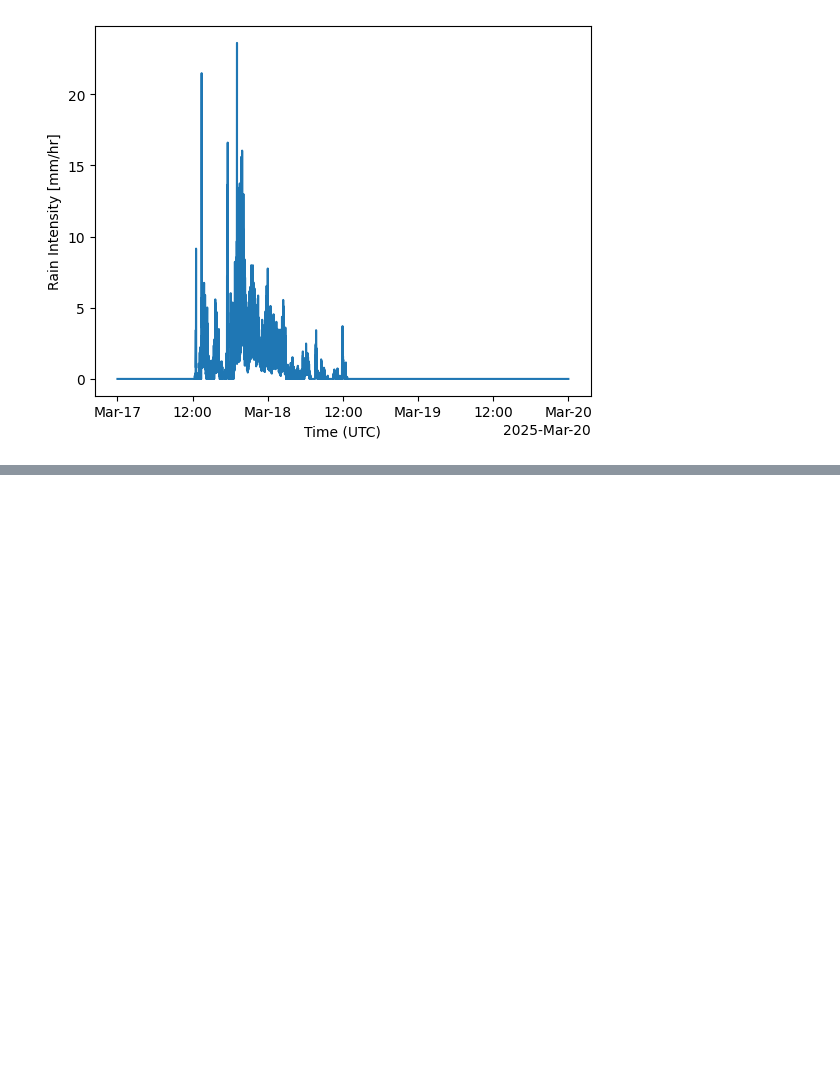
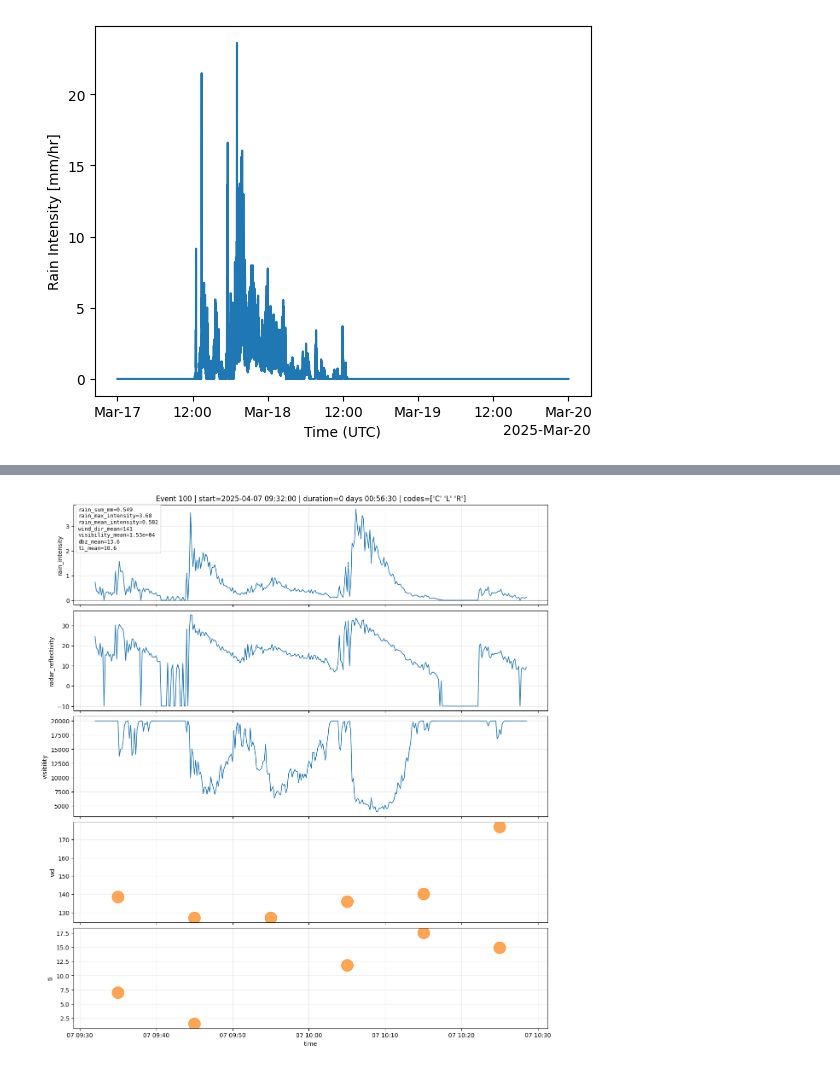
Before and after one commit to LBerger17/ORACLE, a Jupyter notebook: Initial_TimeSeries_and_Histograms.ipynb, the cells around one changed output, grey strips where cells are left out. Drawn from its saved outputs; the diff is of its cells as text; code cells hidden in the pictures; blank space fills up the shorter version.

```diff
--- a/Initial_TimeSeries_and_Histograms.ipynb
+++ b/Initial_TimeSeries_and_Histograms.ipynb
@@ -468,0 +501,8 @@ plt.show()
+# %%
+fig, axes = plot_rain_event(
+    ds_labeled, per_event, event_id=100,
+    vars_to_plot=("rain_intensity", "radar_reflectivity", "visibility","wd","ti")
+)
+plt.show()
+# %% [output]
+[figure, added]
```
Also changed, not shown: parts of 37 cells of this notebook.
